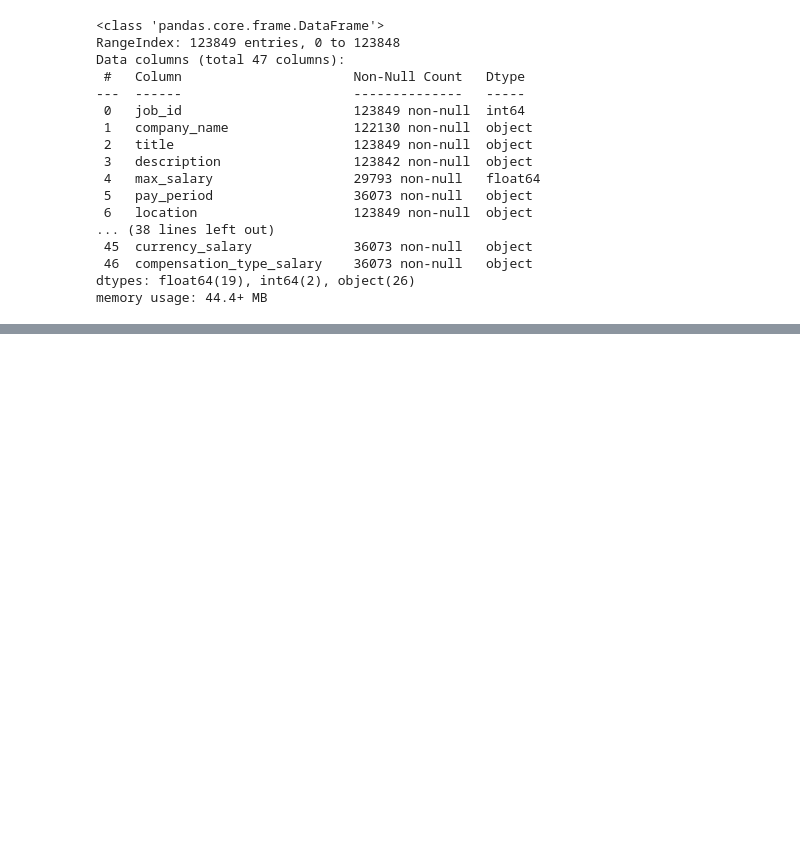
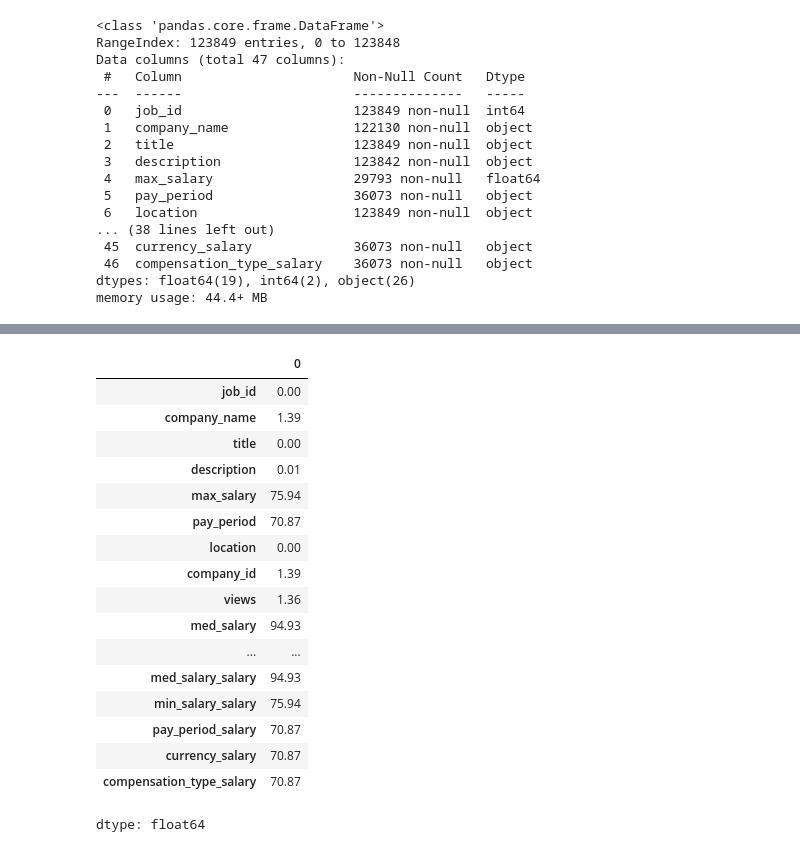
Before and after one commit to abduyea/Career-Trends-Analyzer, a Jupyter notebook: notebooks/data_cleaning_and_preprocessing.ipynb, the cells around one changed output, grey strips where cells are left out. Cells and saved outputs as stored; diff of their text form; code cells hidden in the pictures; blank space fills up the shorter version.

Commit message:
check missing values

```diff
--- a/notebooks/data_cleaning_and_preprocessing.ipynb
+++ b/notebooks/data_cleaning_and_preprocessing.ipynb
@@ -132,3 +132,28 @@ column_summary(df)
 | pay_period_salary | object | 87776 | 70.87 | 5 | [HOURLY, YEARLY, MONTHLY, WEEKLY,... |
 | currency_salary | object | 87776 | 70.87 | 6 | [USD, CAD, BBD, EUR, AUD] |
 | compensation_type_salary | object | 87776 | 70.87 | 1 | [BASE_SALARY] |
+# %%
+# Missing values count
+df.isnull().sum()
+
+# Missing value percentage
+(df.isnull().mean() * 100).round(2)
+# %% [output]
+|  | 0 |
+| job_id | 0.00 |
+| company_name | 1.39 |
+| title | 0.00 |
+| description | 0.01 |
+| max_salary | 75.94 |
+| pay_period | 70.87 |
+| location | 0.00 |
+| company_id | 1.39 |
+| views | 1.36 |
+| med_salary | 94.93 |
+| ... | ... |
+| med_salary_salary | 94.93 |
+| min_salary_salary | 75.94 |
+| pay_period_salary | 70.87 |
+| currency_salary | 70.87 |
+| compensation_type_salary | 70.87 |
+dtype: float64
```
